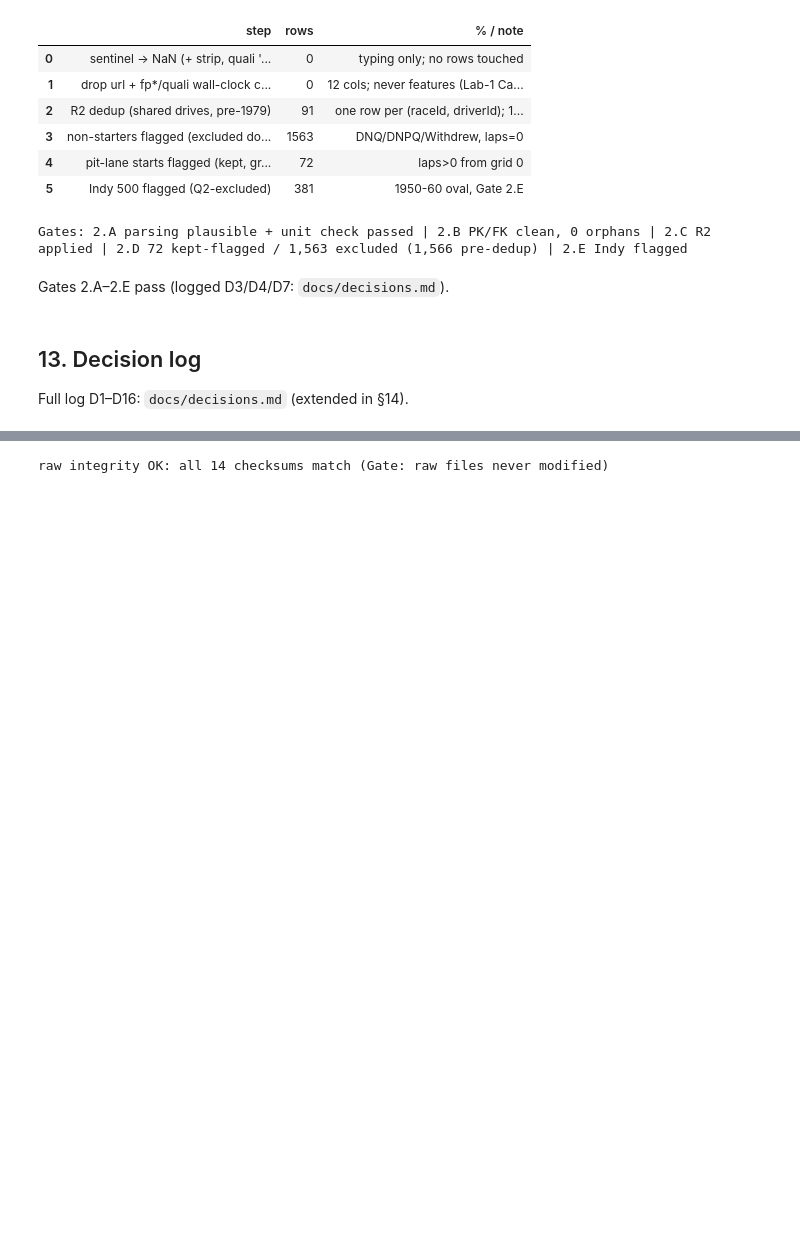
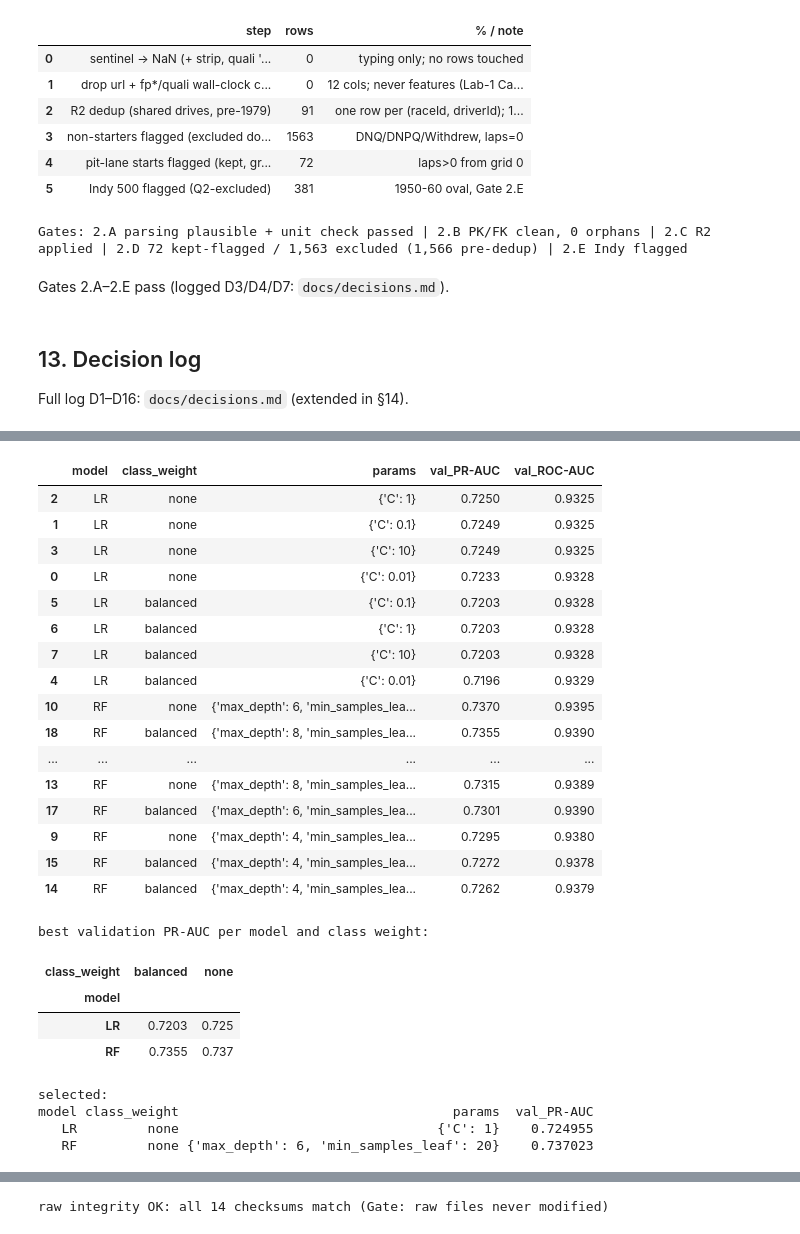
Before and after one commit to MohamedAyman04/f1-drivers, a Jupyter notebook: notebooks/f1_podium_prediction.ipynb, the cells around one changed output, grey strips where cells are left out. Drawn from its saved outputs; the diff is of its cells as text; code cells hidden in the pictures; blank space fills up the shorter version.

```diff
--- a/notebooks/f1_podium_prediction.ipynb
+++ b/notebooks/f1_podium_prediction.ipynb
@@ -2214,0 +2468,66 @@ Total Decisions Logged: 16 (all decided, 0 open)
+# %%
+from sklearn.ensemble import RandomForestClassifier
+from sklearn.metrics import (average_precision_score, roc_auc_score, precision_recall_curve,
+                             f1_score, precision_score, recall_score, accuracy_score)
+
+def metrics(y, score, thr):
+    pred = (score >= thr).astype(int)
+    return {"PR-AUC": average_precision_score(y, score), "ROC-AUC": roc_auc_score(y, score),
+            "F1": f1_score(y, pred), "Precision": precision_score(y, pred, zero_division=0),
+            "Recall": recall_score(y, pred), "Accuracy": accuracy_score(y, pred)}
+
+def best_f1_threshold(y, score):
+    p, r, t = precision_recall_curve(y, score)
+    return t[(2 * p * r / (p + r + 1e-12))[:-1].argmax()]
+
+# 17.1 grid: class weight x hyperparameters, ranked on validation PR-AUC (test not used)
+MODELS = {
+    "LR": (lambda cw, **k: LogisticRegression(max_iter=2000, class_weight=cw, random_state=SEED, **k),
+           [{"C": c} for c in (0.01, 0.1, 1, 10)]),
+    "RF": (lambda cw, **k: RandomForestClassifier(n_estimators=300, class_weight=cw, random_state=SEED, n_jobs=-1, **k),
+           [{"max_depth": d, "min_samples_leaf": l} for d in (4, 6, 8) for l in (20, 50)]),
+}
+rows, fitted = [], {}
+for name, (make, grid) in MODELS.items():
+    for cw in (None, "balanced"):
+        for params in grid:
+            m = make(cw, **params).fit(X_train, y_train)
+            pv = m.predict_proba(X_val)[:, 1]
+            rows.append({"model": name, "class_weight": cw or "none", "params": str(params),
+                         "val_PR-AUC": average_precision_score(y_val, pv), "val_ROC-AUC": roc_auc_score(y_val, pv)})
+            fitted[len(rows) - 1] = m
+tuning = pd.DataFrame(rows)
+display(tuning.sort_values(["model", "val_PR-AUC"], ascending=[True, False]).round(4))
+print("best validation PR-AUC per model and class weight:")
+display(tuning.groupby(["model", "class_weight"])["val_PR-AUC"].max().unstack().round(4))
+best = tuning.loc[tuning.groupby("model")["val_PR-AUC"].idxmax()]
+lr_best, rf_best = fitted[best.index[best["model"] == "LR"][0]], fitted[best.index[best["model"] == "RF"][0]]
+print("selected:")
+print(best[["model", "class_weight", "params", "val_PR-AUC"]].to_string(index=False))
+# %% [output]
+|  | model | class_weight | params | val_PR-AUC | val_ROC-AUC |
+| 2 | LR | none | {'C': 1} | 0.7250 | 0.9325 |
+| 1 | LR | none | {'C': 0.1} | 0.7249 | 0.9325 |
+| 3 | LR | none | {'C': 10} | 0.7249 | 0.9325 |
+| 0 | LR | none | {'C': 0.01} | 0.7233 | 0.9328 |
+| 5 | LR | balanced | {'C': 0.1} | 0.7203 | 0.9328 |
+| 6 | LR | balanced | {'C': 1} | 0.7203 | 0.9328 |
+| 7 | LR | balanced | {'C': 10} | 0.7203 | 0.9328 |
+| 4 | LR | balanced | {'C': 0.01} | 0.7196 | 0.9329 |
+| 10 | RF | none | {'max_depth': 6, 'min_samples_lea... | 0.7370 | 0.9395 |
+| 18 | RF | balanced | {'max_depth': 8, 'min_samples_lea... | 0.7355 | 0.9390 |
+| ... | ... | ... | ... | ... | ... |
+| 13 | RF | none | {'max_depth': 8, 'min_samples_lea... | 0.7315 | 0.9389 |
+| 17 | RF | balanced | {'max_depth': 6, 'min_samples_lea... | 0.7301 | 0.9390 |
+| 9 | RF | none | {'max_depth': 4, 'min_samples_lea... | 0.7295 | 0.9380 |
+| 15 | RF | balanced | {'max_depth': 4, 'min_samples_lea... | 0.7272 | 0.9378 |
+| 14 | RF | balanced | {'max_depth': 4, 'min_samples_lea... | 0.7262 | 0.9379 |
+best validation PR-AUC per model and class weight:
+| class_weight | balanced | none |
+| model |  |  |
+| LR | 0.7203 | 0.725 |
+| RF | 0.7355 | 0.737 |
+selected:
+model class_weight                                   params  val_PR-AUC
+   LR         none                                 {'C': 1}    0.724955
+   RF         none {'max_depth': 6, 'min_samples_leaf': 20}    0.737023
```
Also changed, not shown: parts of 64 cells of this notebook, 22 other files.
